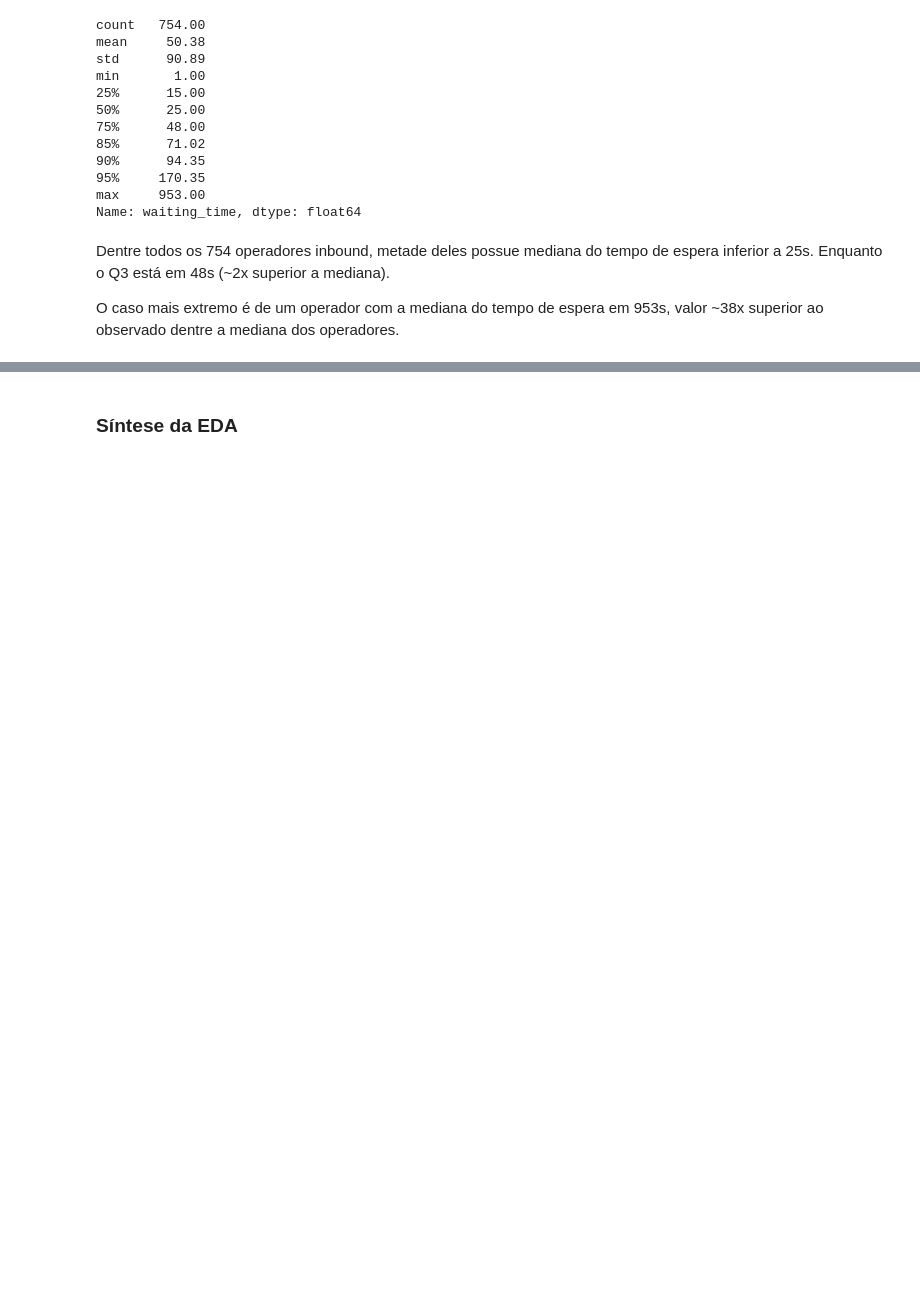
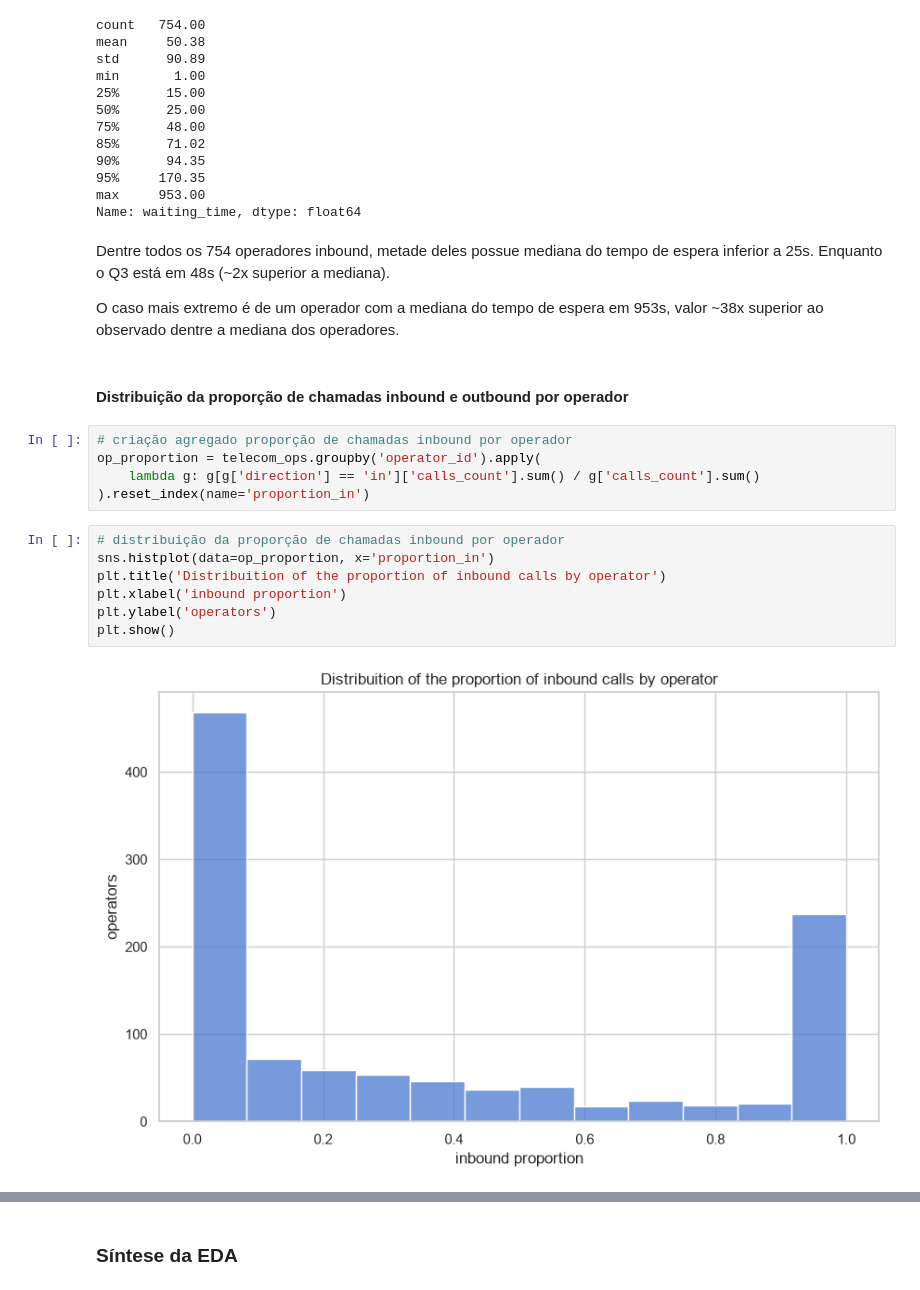
Before and after one commit to rodriguesbrian/tt14_call_me_maybe_project, a Jupyter notebook: notebook/analysis.ipynb, the cells around one changed output, grey strips where cells are left out. Drawn from its saved outputs; the diff is of its cells as text; blank space fills up the shorter version.

```diff
--- a/notebook/analysis.ipynb
+++ b/notebook/analysis.ipynb
@@ -772,3 +776,19 @@ Name: waiting_time, dtype: float64
 Dentre todos os 754 operadores inbound, metade deles possue mediana do tempo de espera inferior a 25s. Enquanto o Q3 está em 48s (~2x superior a mediana).
 
 O caso mais extremo é de um operador com a mediana do tempo de espera em 953s, valor ~38x superior ao observado dentre a mediana dos operadores.
+# %% [markdown]
+#### Distribuição da proporção de chamadas inbound e outbound por operador
+# %%
+# criação agregado proporção de chamadas inbound por operador
+op_proportion = telecom_ops.groupby('operator_id').apply(
+    lambda g: g[g['direction'] == 'in']['calls_count'].sum() / g['calls_count'].sum()
+).reset_index(name='proportion_in')
+# %%
+# distribuição da proporção de chamadas inbound por operador
+sns.histplot(data=op_proportion, x='proportion_in')
+plt.title('Distribuition of the proportion of inbound calls by operator')
+plt.xlabel('inbound proportion')
+plt.ylabel('operators')
+plt.show()
+# %% [output]
+[figure, added]
```
Also changed, not shown: parts of 20 cells of this notebook.
